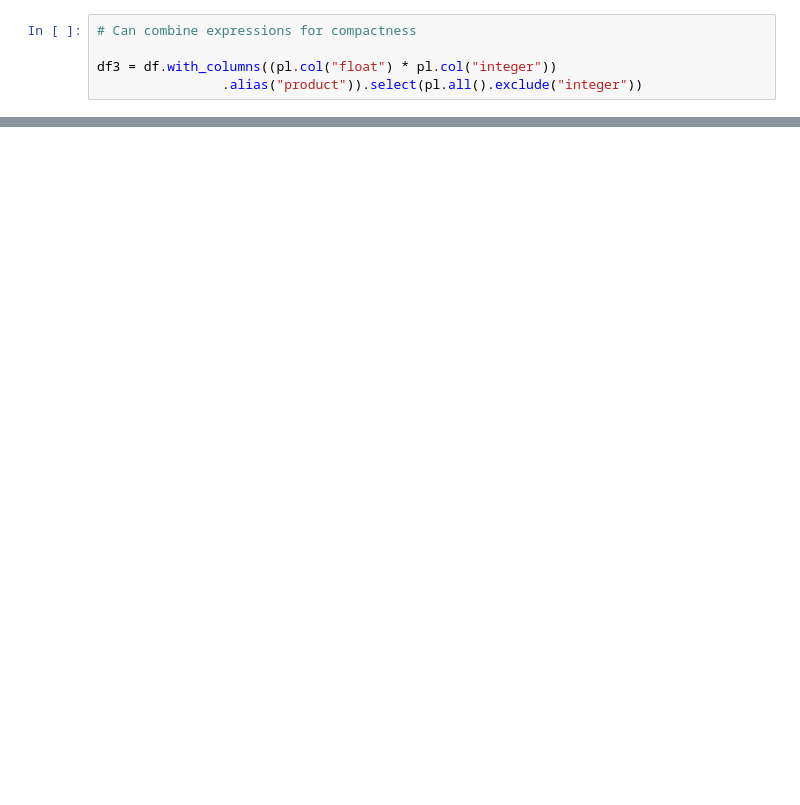
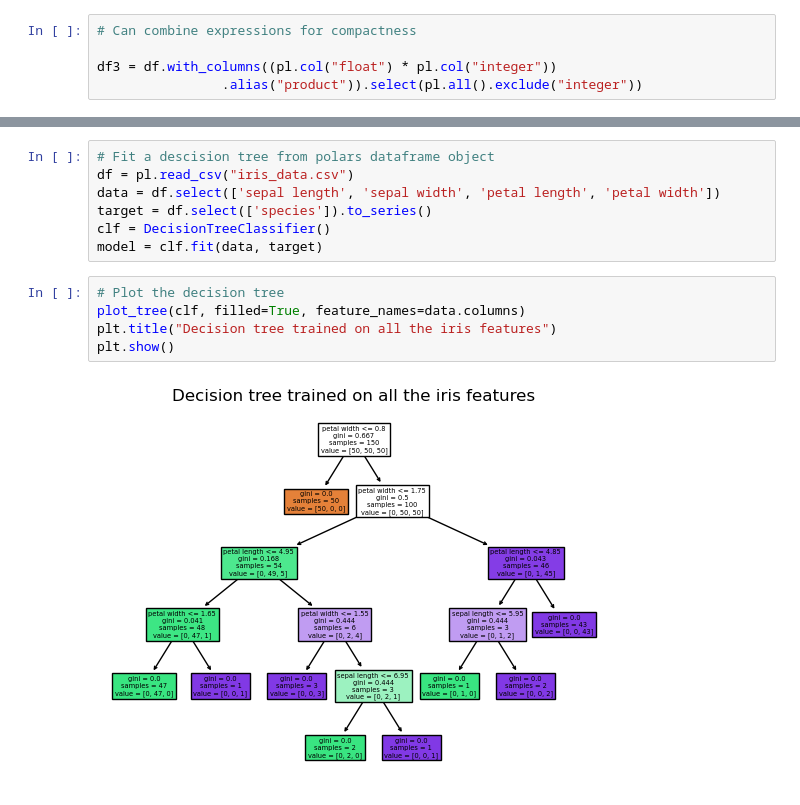
Before and after one commit to Sydney-Informatics-Hub/ParallelPython, a Jupyter notebook: notebooks/polars-intro.ipynb, the cells around one changed output, grey strips where cells are left out. Saved outputs shown, nothing was run; the diff lists cells and outputs as text; blank space fills up the shorter version.

Commit message:
polars and pandas reads better - add Toms ML

```diff
--- a/notebooks/polars-intro.ipynb
+++ b/notebooks/polars-intro.ipynb
@@ -234,0 +235,14 @@ iris_df = q.collect() #trigger computation on and store the polars dataframe
+# %%
+# Fit a descision tree from polars dataframe object
+df = pl.read_csv("iris_data.csv")
+data = df.select(['sepal length', 'sepal width', 'petal length', 'petal width'])
+target = df.select(['species']).to_series()
+clf = DecisionTreeClassifier()
+model = clf.fit(data, target)
+# %%
+# Plot the decision tree
+plot_tree(clf, filled=True, feature_names=data.columns)
+plt.title("Decision tree trained on all the iris features")
+plt.show()
+# %% [output]
+[figure, added]
```
Also changed, not shown: parts of 23 cells of this notebook, 6 other files.
